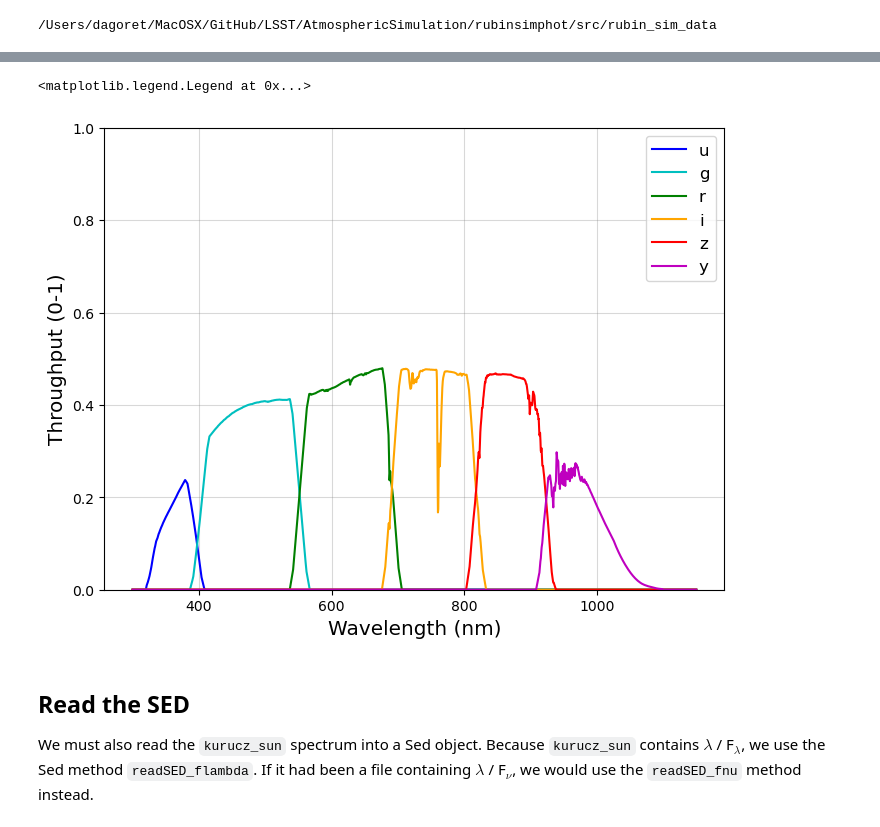
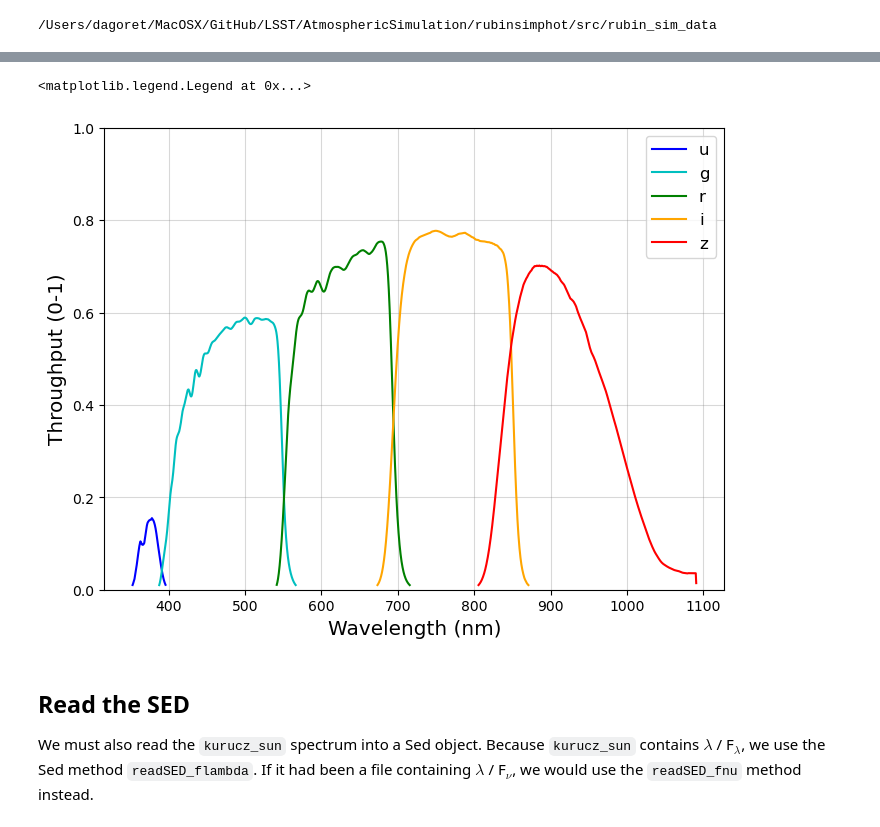
Before and after one commit to sylvielsstfr/rubinsimphot, a Jupyter notebook: docs/notebooks/auxtel/calculating_magnitudes_auxtel.ipynb, the cells around one changed output, grey strips where cells are left out. Saved outputs shown, nothing was run; the diff lists cells and outputs as text; code cells hidden in the pictures.

Commit message:
resample the filter transmission for auxtel to have a very regular grid in wavelength

```diff
--- a/docs/notebooks/auxtel/calculating_magnitudes_auxtel.ipynb
+++ b/docs/notebooks/auxtel/calculating_magnitudes_auxtel.ipynb
@@ -53,27 +66,27 @@ fdir = os.path.join(fdir, 'throughputs', 'auxtel')
 multispectra_holo4_003_HD142331_20230802_AuxTel_doGainsPTC_v3.0.3_throughput.txt
 # %%
 # Read the throughput curves
-filterlist = ['u', 'g', 'r', 'i', 'z', 'y']
+filterlist = ['u', 'g', 'r', 'i', 'z']
 
-lsst = {}
+auxtel_sdss = {}
 for f in filterlist:
-    lsst[f] = Bandpass()
-    lsst[f].read_throughput(os.path.join(fdir, f'total_{f}.dat'))
+    auxtel_sdss[f] = Bandpass()
+    auxtel_sdss[f].read_throughput(os.path.join(fdir, f'auxtel_sdss_{f}.dat'))
 # %%
 # Plot the curves .. see what we have.
 filtercolors = {'u':'b', 'g':'c', 'r':'g', 'i':'orange', 'z':'r', 'y':'m'}
 
 plt.figure(figsize=(8,6))
 for f in filterlist:
-    plt.plot(lsst[f].wavelen, lsst[f].sb, color=filtercolors[f], label=f)
+    plt.plot(auxtel_sdss[f].wavelen, auxtel_sdss[f].sb, color=filtercolors[f], label=f)
 plt.xlabel("Wavelength (nm)", fontsize='x-large')
 plt.ylabel("Throughput (0-1)", fontsize='x-large')
 plt.ylim(0, 1)
 plt.grid(True, alpha=0.3, color='gray')
 plt.legend(loc='upper right', fancybox=True, fontsize='large')
 # %% [output]
 <matplotlib.legend.Legend at 0x...>
-[figure, old version]
+[figure, new version]
 # %% [markdown]
 ## Read the SED ##
 
```
Also changed, not shown: parts of 17 cells of this notebook, 8 other files.
